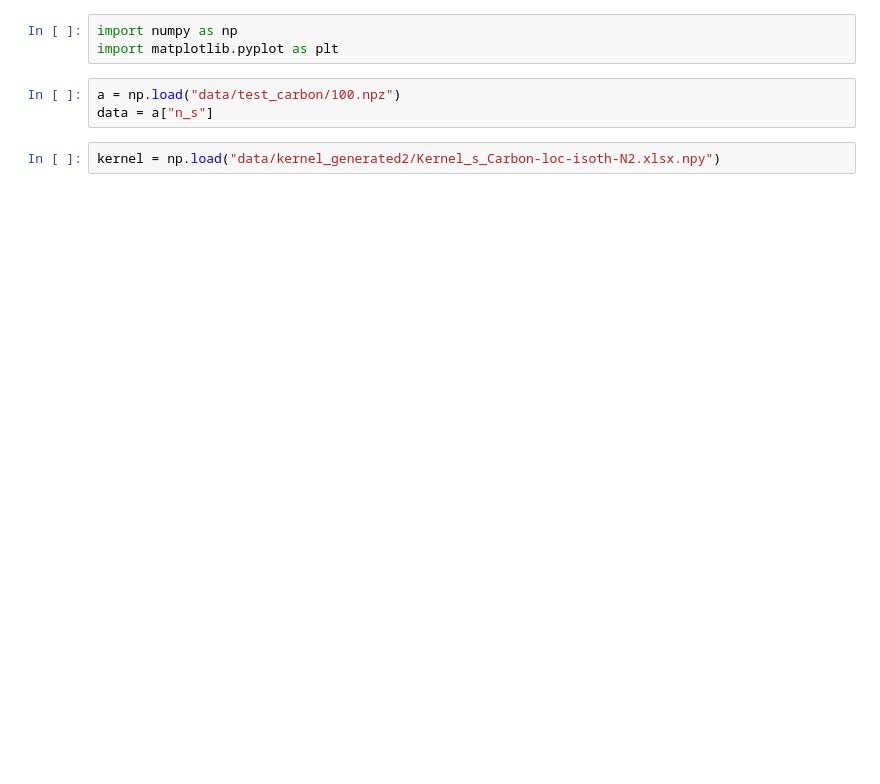
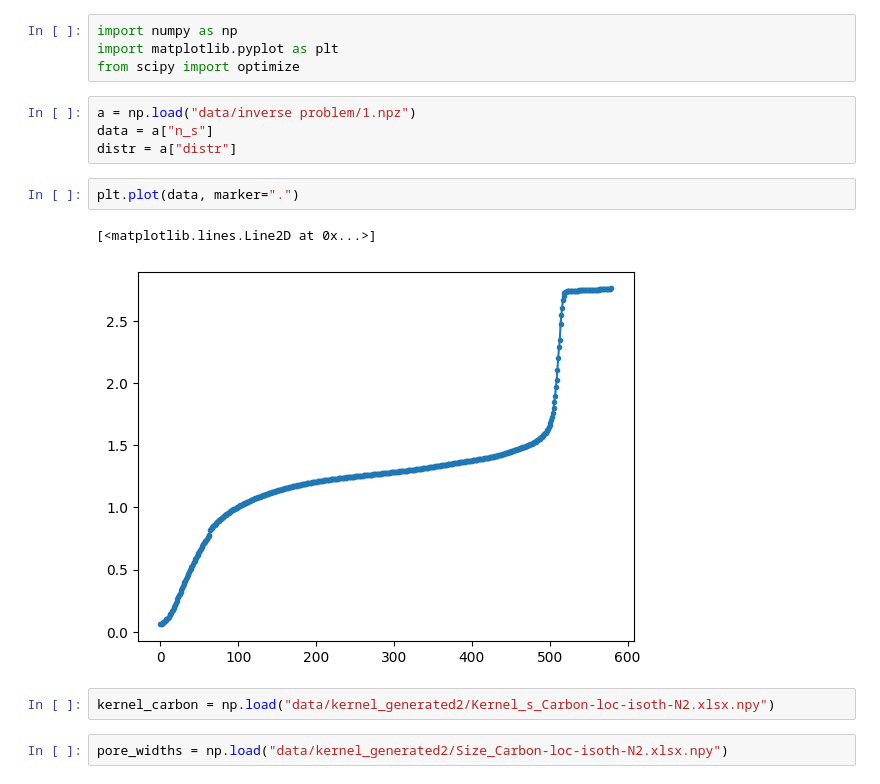
Before and after one commit to IDAnton/Isotherm, a Jupyter notebook: inverse problem.ipynb, the cells around one changed output. Cells and saved outputs as stored; diff of their text form; blank space fills up the shorter version.

Commit message:
inverse

```diff
--- a/inverse problem.ipynb
+++ b/inverse problem.ipynb
@@ -1,9 +1,18 @@
 # %%
 import numpy as np
 import matplotlib.pyplot as plt
+from scipy import optimize
 # %%
-a = np.load("data/test_carbon/100.npz")
+a = np.load("data/inverse problem/1.npz")
 data = a["n_s"]
+distr = a["distr"]
+# %%
+plt.plot(data, marker=".")
+# %% [output]
+[<matplotlib.lines.Line2D at 0x...>]
+[figure, added]
 # %%
-kernel = np.load("data/kernel_generated2/Kernel_s_Carbon-loc-isoth-N2.xlsx.npy")
+kernel_carbon = np.load("data/kernel_generated2/Kernel_s_Carbon-loc-isoth-N2.xlsx.npy")
+# %%
+pore_widths = np.load("data/kernel_generated2/Size_Carbon-loc-isoth-N2.xlsx.npy")
 # %%
```
Also changed, not shown: parts of 8 cells of this notebook, 2 other files.
